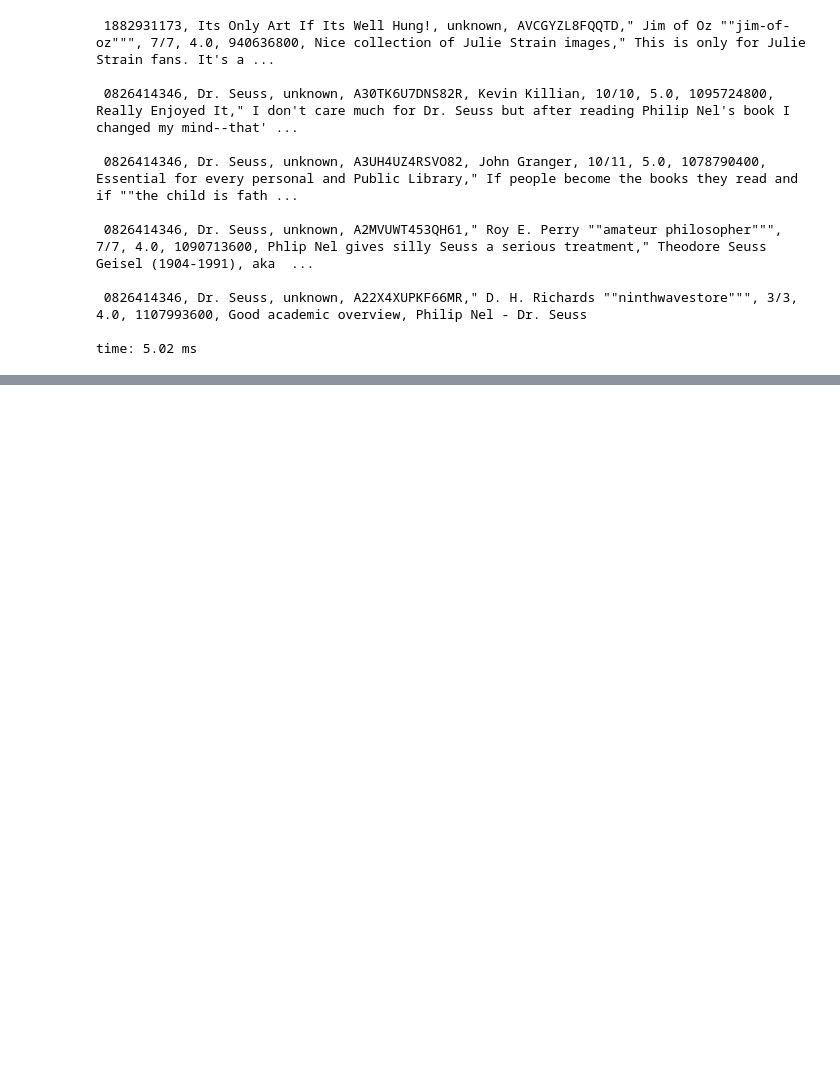
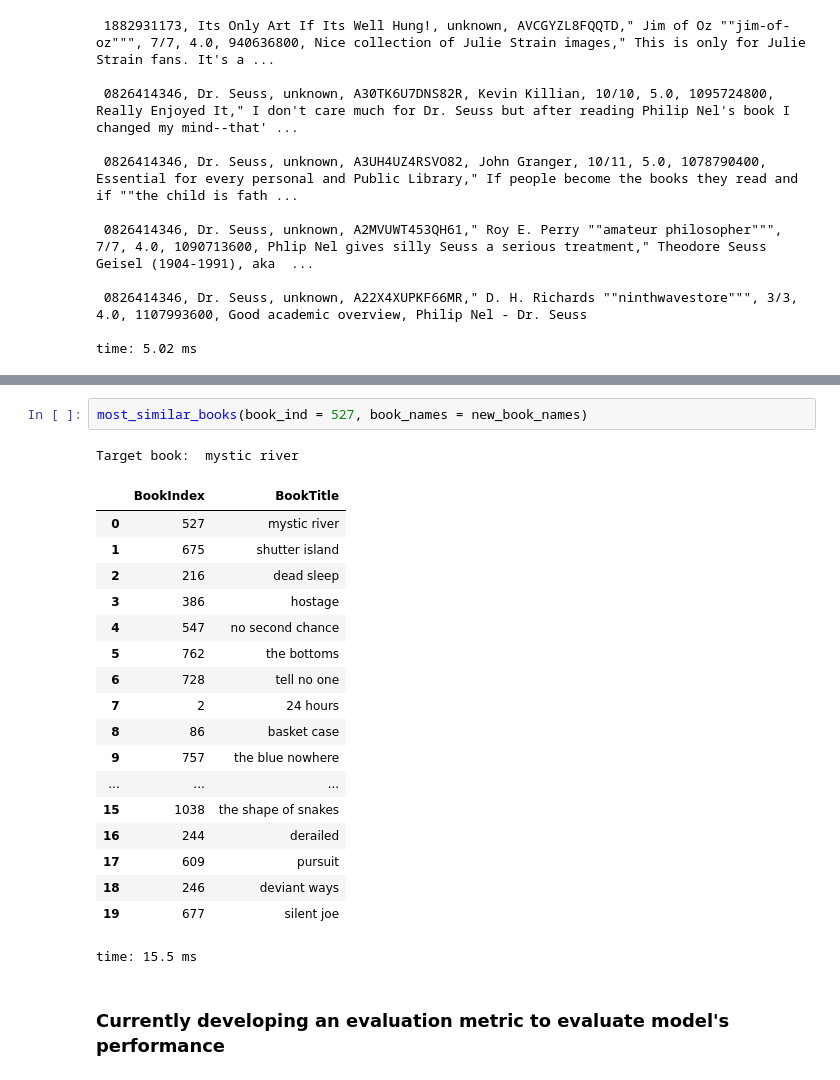
Before and after one commit to Mehul903/Book-Recommender-System, a Jupyter notebook: notebooks/Analysis.ipynb, the cells around one changed output, grey strips where cells are left out. Saved outputs shown, nothing was run; the diff lists cells and outputs as text; blank space fills up the shorter version.

```diff
--- a/notebooks/Analysis.ipynb
+++ b/notebooks/Analysis.ipynb
@@ -125,0 +233,24 @@ time: 26.1 ms
+# %%
+most_similar_books(book_ind = 527, book_names = new_book_names)
+# %% [output]
+Target book:  mystic river
+|  | BookIndex | BookTitle |
+| 0 | 527 | mystic river |
+| 1 | 675 | shutter island |
+| 2 | 216 | dead sleep |
+| 3 | 386 | hostage |
+| 4 | 547 | no second chance |
+| 5 | 762 | the bottoms |
+| 6 | 728 | tell no one |
+| 7 | 2 | 24 hours |
+| 8 | 86 | basket case |
+| 9 | 757 | the blue nowhere |
+| ... | ... | ... |
+| 15 | 1038 | the shape of snakes |
+| 16 | 244 | derailed |
+| 17 | 609 | pursuit |
+| 18 | 246 | deviant ways |
+| 19 | 677 | silent joe |
+time: 15.5 ms
+# %% [markdown]
+### Currently developing an evaluation metric to evaluate model's performance
```
Also changed, not shown: parts of 24 cells of this notebook.
